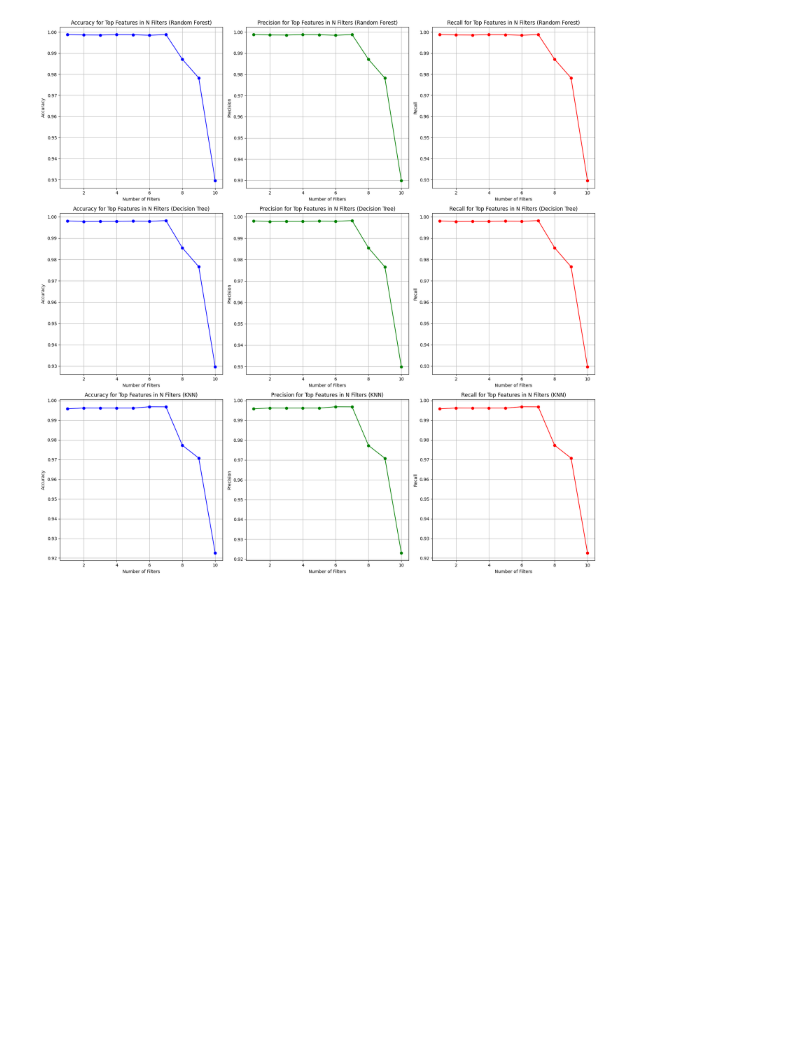
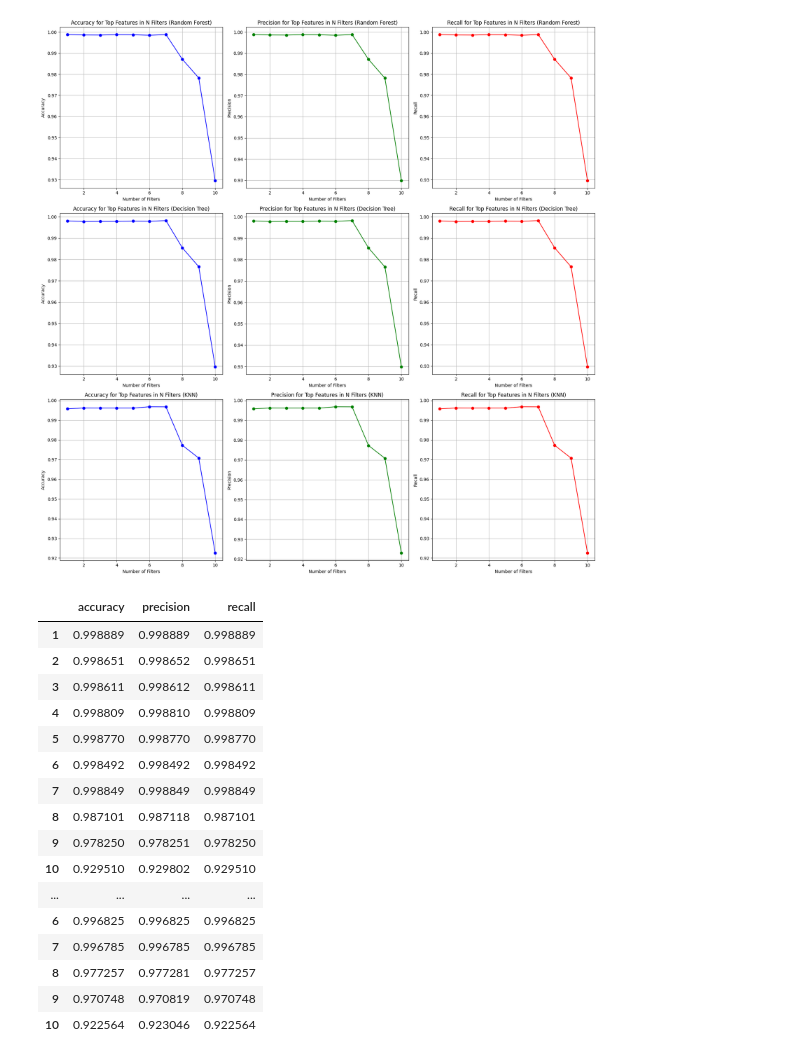
Before and after one commit to aravinds44/IntrusionDetection, a Jupyter notebook: NSL KDD/FeatureSelectionBinary/feature_ranking/feature_ensemble/top_features_in_filters.ipynb, the cells around one changed output. Cells and saved outputs as stored; diff of their text form; code cells hidden in the pictures; blank space fills up the shorter version.

```diff
--- a/NSL KDD/FeatureSelectionBinary/feature_ranking/feature_ensemble/top_features_in_filters.ipynb
+++ b/NSL KDD/FeatureSelectionBinary/feature_ranking/feature_ensemble/top_features_in_filters.ipynb
@@ -769,3 +769,23 @@ Number of Filters: 13, No features selected
 Number of Filters: 14, No features selected
 Number of Filters: 15, No features selected
 [figure]
+# %%
+results_df
+# %% [output]
+|  | accuracy | precision | recall |
+| 1 | 0.998889 | 0.998889 | 0.998889 |
+| 2 | 0.998651 | 0.998652 | 0.998651 |
+| 3 | 0.998611 | 0.998612 | 0.998611 |
+| 4 | 0.998809 | 0.998810 | 0.998809 |
+| 5 | 0.998770 | 0.998770 | 0.998770 |
+| 6 | 0.998492 | 0.998492 | 0.998492 |
+| 7 | 0.998849 | 0.998849 | 0.998849 |
+| 8 | 0.987101 | 0.987118 | 0.987101 |
+| 9 | 0.978250 | 0.978251 | 0.978250 |
+| 10 | 0.929510 | 0.929802 | 0.929510 |
+| ... | ... | ... | ... |
+| 6 | 0.996825 | 0.996825 | 0.996825 |
+| 7 | 0.996785 | 0.996785 | 0.996785 |
+| 8 | 0.977257 | 0.977281 | 0.977257 |
+| 9 | 0.970748 | 0.970819 | 0.970748 |
+| 10 | 0.922564 | 0.923046 | 0.922564 |
```
Also changed, not shown: 5 other files.
